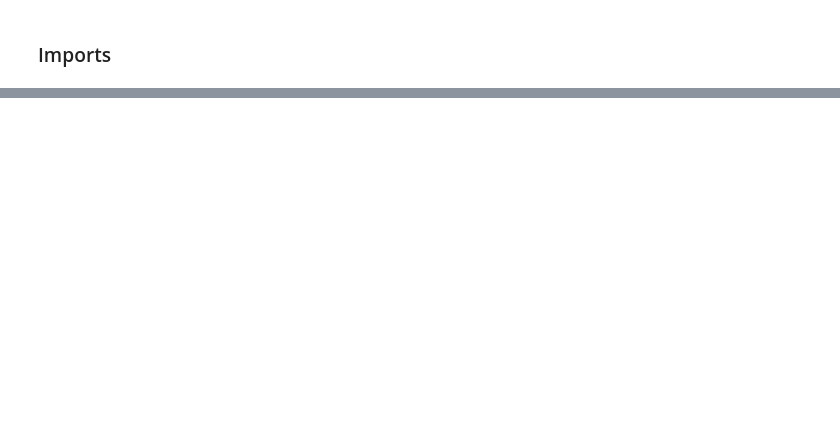
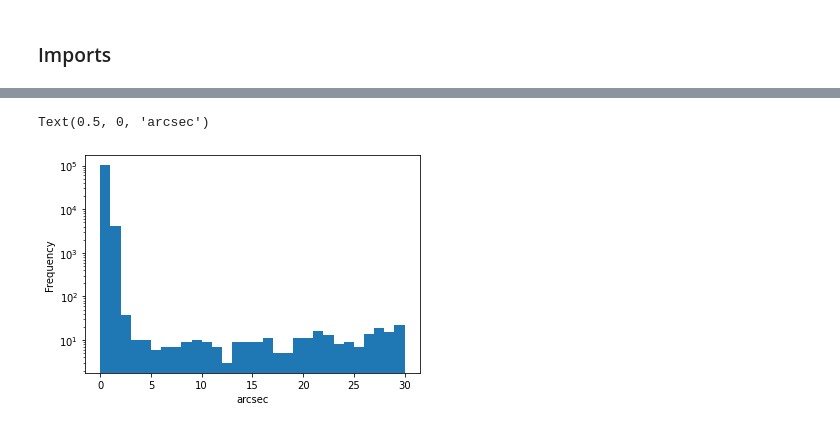
Before and after one commit to vecheto/Classifying-Asteroids, a Jupyter notebook: data_cleaning.ipynb, the cells around one changed output, grey strips where cells are left out. Cells and saved outputs as stored; diff of their text form; code cells hidden in the pictures; blank space fills up the shorter version.

```diff
--- a/data_cleaning.ipynb
+++ b/data_cleaning.ipynb
@@ -30,3 +43,9 @@ from matplotlib.cm import viridis
 from alerce.core import Alerce
 # %%
 client = Alerce()
+# %%
+import requests
+url = "https://raw.githubusercontent.com/alercebroker/usecases/master/alercereaduser_v4.json"
+params = requests.get(url).json()['params']
+# %%
+conn = psycopg2.connect(dbname=params['dbname'], user=params['user'], host=params['host'], password=params['password'])
@@ -32,0 +143,14 @@ client = Alerce()
+# %%
+query='''
+SELECT *
+FROM ss_ztf
+WHERE
+oid in (%s)
+AND ssdistnr >= 0
+AND ssdistnr <= 5.0
+ORDER BY oid
+''' % ",".join(["'%s'" % oid for oid in ast.index])
+
+ss = pd.read_sql_query(query, conn)
+print(ss.shape)
+ss.head()
@@ -32,0 +165,6 @@ client = Alerce()
+# %%
+ax = ss.ssdistnr.plot.hist(bins=30, log=True)
+ax.set_xlabel('arcsec')
+# %% [output]
+Text(0.5, 0, 'arcsec')
+[figure, added]
```
Also changed, not shown: parts of 14 cells of this notebook, 1 other file.
